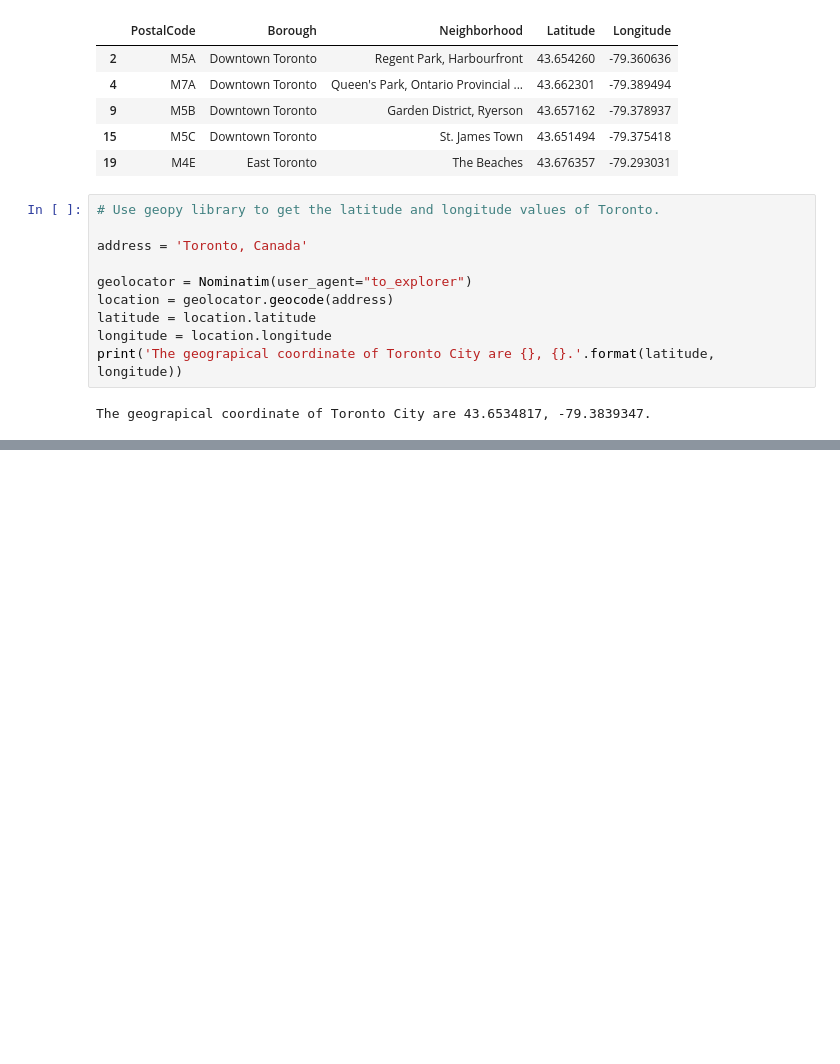
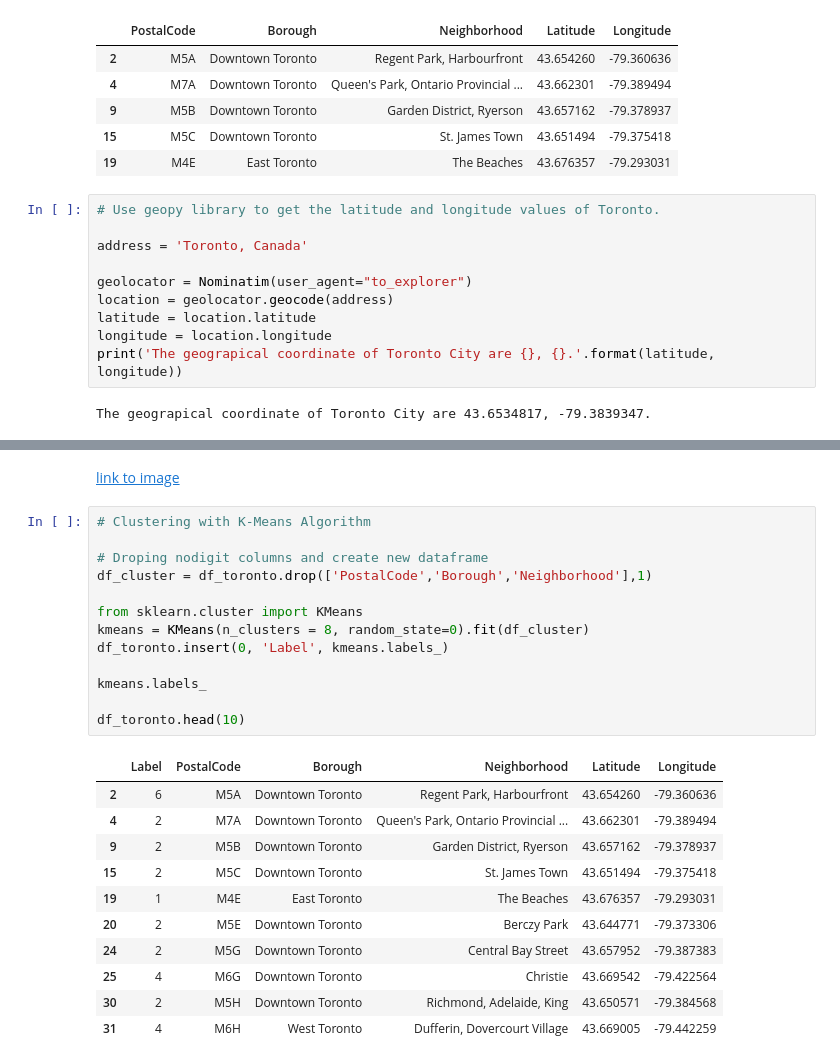
Before and after one commit to paulo-dos-santos/Coursera_Capstone, a Jupyter notebook: week3-b.ipynb, the cells around one changed output, grey strips where cells are left out. Saved outputs shown, nothing was run; the diff lists cells and outputs as text; blank space fills up the shorter version.

Commit message:
Add Clustering

```diff
--- a/week3-b.ipynb
+++ b/week3-b.ipynb
@@ -207,3 +205,30 @@ for lat, lng, borough, neighborhood in zip(df_toronto['Latitude'], df_toronto['L
 map_toronto
 # %% [output]
 [interactive output not drawn]
+# %% [markdown]
+[link to image](https://github.com/paulo-dos-santos/Coursera_Capstone/blob/main/map1.jpg)
+# %%
+# Clustering with K-Means Algorithm
+
+# Droping nodigit columns and create new dataframe
+df_cluster = df_toronto.drop(['PostalCode','Borough','Neighborhood'],1)
+
+from sklearn.cluster import KMeans
+kmeans = KMeans(n_clusters = 8, random_state=0).fit(df_cluster)
+df_toronto.insert(0, 'Label', kmeans.labels_)
+
+kmeans.labels_
+
+df_toronto.head(10)
+# %% [output]
+|  | Label | PostalCode | Borough | Neighborhood | Latitude | Longitude |
+| 2 | 6 | M5A | Downtown Toronto | Regent Park, Harbourfront | 43.654260 | -79.360636 |
+| 4 | 2 | M7A | Downtown Toronto | Queen's Park, Ontario Provincial ... | 43.662301 | -79.389494 |
+| 9 | 2 | M5B | Downtown Toronto | Garden District, Ryerson | 43.657162 | -79.378937 |
+| 15 | 2 | M5C | Downtown Toronto | St. James Town | 43.651494 | -79.375418 |
+| 19 | 1 | M4E | East Toronto | The Beaches | 43.676357 | -79.293031 |
+| 20 | 2 | M5E | Downtown Toronto | Berczy Park | 43.644771 | -79.373306 |
+| 24 | 2 | M5G | Downtown Toronto | Central Bay Street | 43.657952 | -79.387383 |
+| 25 | 4 | M6G | Downtown Toronto | Christie | 43.669542 | -79.422564 |
+| 30 | 2 | M5H | Downtown Toronto | Richmond, Adelaide, King | 43.650571 | -79.384568 |
+| 31 | 4 | M6H | West Toronto | Dufferin, Dovercourt Village | 43.669005 | -79.442259 |
```
Also changed, not shown: parts of 4 cells of this notebook, 2 other files.
